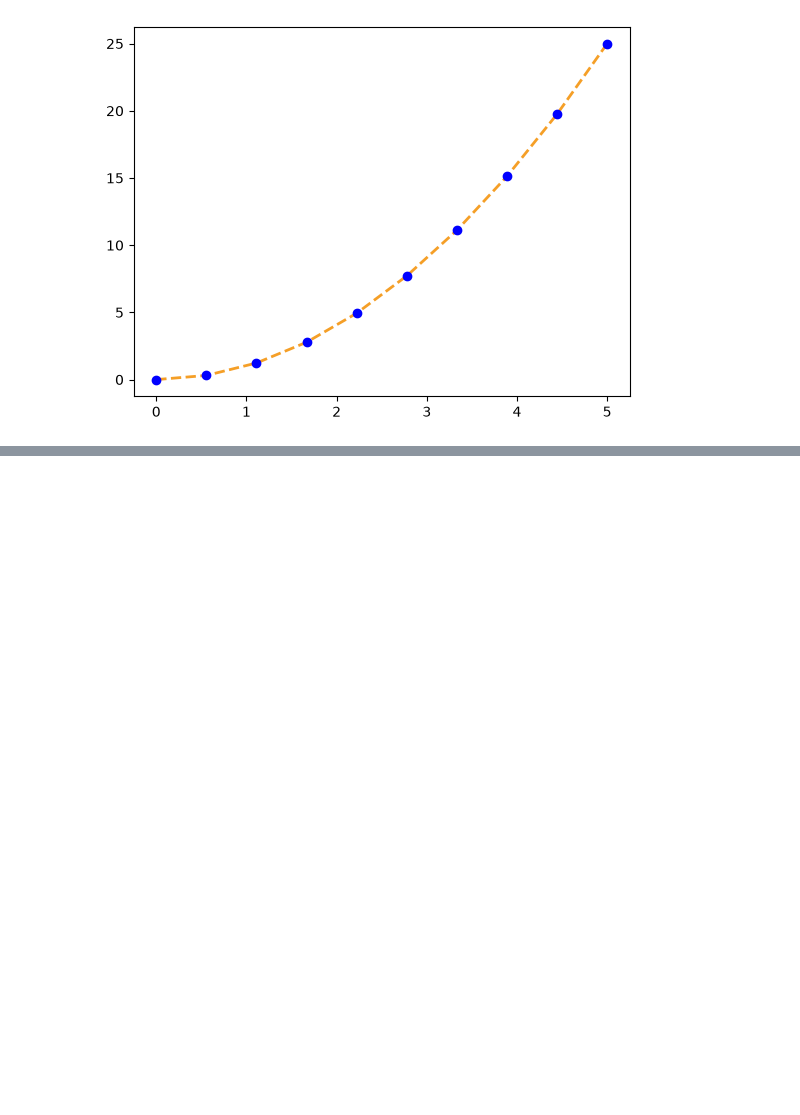
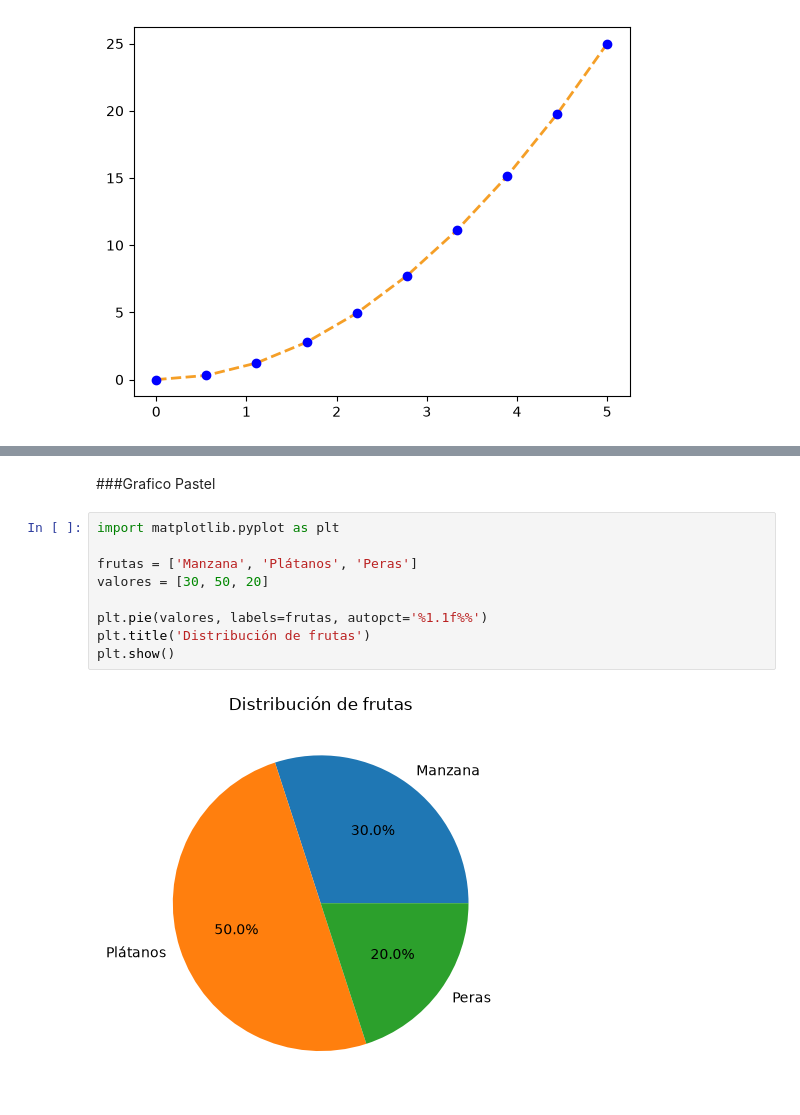
Before and after one commit to edex10ed-source/01-python-intro, a Jupyter notebook: notebooks/27_14082026_matplotlib.ipynb, the cells around one changed output, grey strips where cells are left out. Saved outputs shown, nothing was run; the diff lists cells and outputs as text; blank space fills up the shorter version.

```diff
--- a/notebooks/27_14082026_matplotlib.ipynb
+++ b/notebooks/27_14082026_matplotlib.ipynb
@@ -48,0 +64,13 @@ plt.plot(x, y, color="#F59F27", linestyle='--', linewidth=2, marker='o', markere
+# %% [markdown]
+###Grafico Pastel
+# %%
+import matplotlib.pyplot as plt
+
+frutas = ['Manzana', 'Plátanos', 'Peras']
+valores = [30, 50, 20]
+
+plt.pie(valores, labels=frutas, autopct='%1.1f%%')
+plt.title('Distribución de frutas')
+plt.show()
+# %% [output]
+[figure, added]
```
Also changed, not shown: parts of 3 cells of this notebook, 6 other files.
